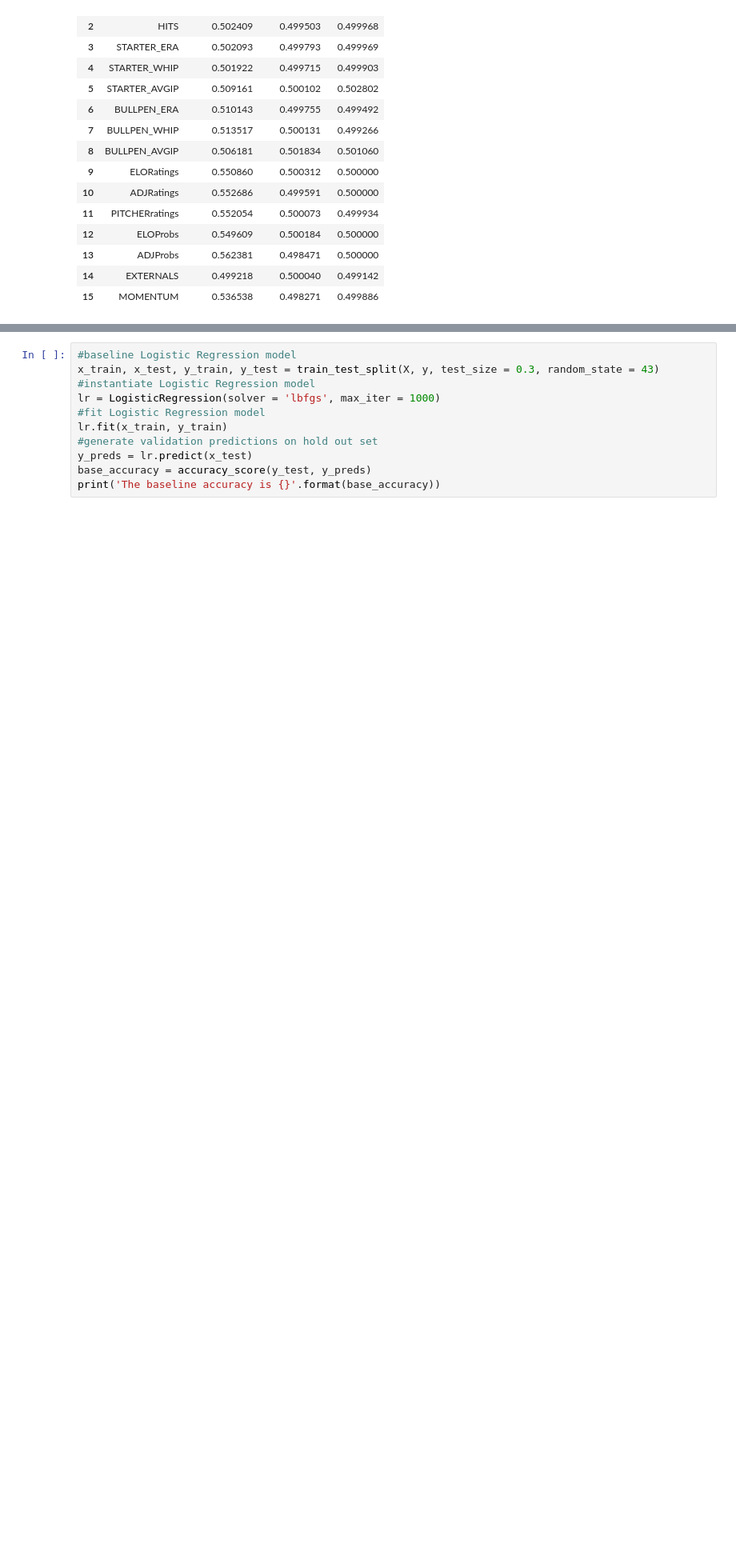
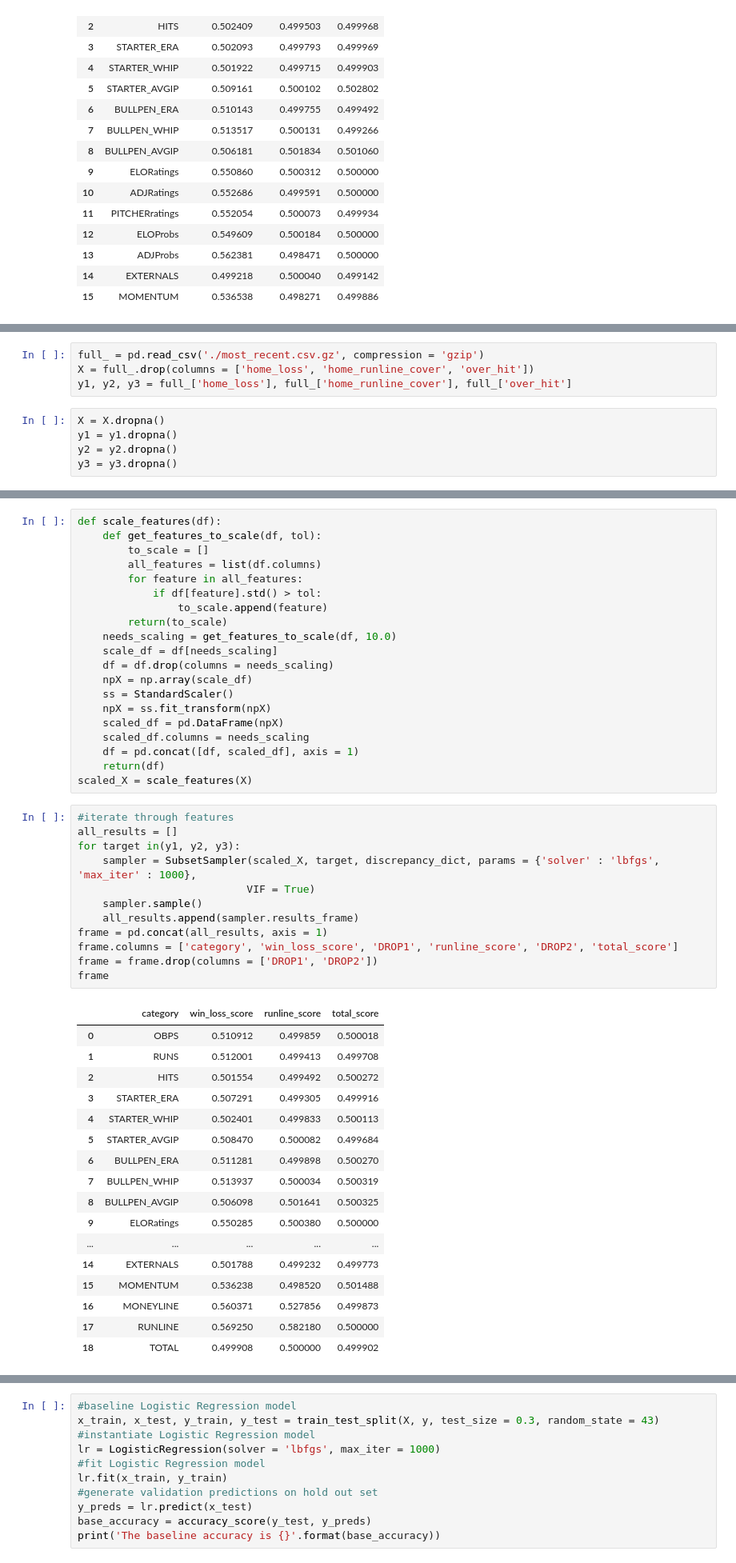
Before and after one commit to asoane34/retrosheet_analysis, a Jupyter notebook: 02betting_lines_application.ipynb, the cells around one changed output, grey strips where cells are left out. Shown at 80% size. Cells and saved outputs as stored; diff of their text form; blank space fills up the shorter version.

```diff
--- a/02betting_lines_application.ipynb
+++ b/02betting_lines_application.ipynb
@@ -630,0 +988,9 @@ b
+# %%
+full_ = pd.read_csv('./most_recent.csv.gz', compression = 'gzip')
+X = full_.drop(columns = ['home_loss', 'home_runline_cover', 'over_hit'])
+y1, y2, y3 = full_['home_loss'], full_['home_runline_cover'], full_['over_hit']
+# %%
+X = X.dropna()
+y1 = y1.dropna()
+y2 = y2.dropna()
+y3 = y3.dropna()
@@ -630,0 +1020,50 @@ b
+# %%
+def scale_features(df):
+    def get_features_to_scale(df, tol):
+        to_scale = []
+        all_features = list(df.columns)
+        for feature in all_features:
+            if df[feature].std() > tol:
+                to_scale.append(feature)
+        return(to_scale)
+    needs_scaling = get_features_to_scale(df, 10.0)
+    scale_df = df[needs_scaling]
+    df = df.drop(columns = needs_scaling)
+    npX = np.array(scale_df)
+    ss = StandardScaler()
+    npX = ss.fit_transform(npX)
+    scaled_df = pd.DataFrame(npX)
+    scaled_df.columns = needs_scaling
+    df = pd.concat([df, scaled_df], axis = 1)
+    return(df)
+scaled_X = scale_features(X)
+# %%
+#iterate through features
+all_results = []
+for target in(y1, y2, y3):
+    sampler = SubsetSampler(scaled_X, target, discrepancy_dict, params = {'solver' : 'lbfgs', 'max_iter' : 1000},
+                           VIF = True)
+    sampler.sample()
+    all_results.append(sampler.results_frame)
+frame = pd.concat(all_results, axis = 1)
+frame.columns = ['category', 'win_loss_score', 'DROP1', 'runline_score', 'DROP2', 'total_score']
+frame = frame.drop(columns = ['DROP1', 'DROP2'])
+frame
+# %% [output]
+|  | category | win_loss_score | runline_score | total_score |
+| 0 | OBPS | 0.510912 | 0.499859 | 0.500018 |
+| 1 | RUNS | 0.512001 | 0.499413 | 0.499708 |
+| 2 | HITS | 0.501554 | 0.499492 | 0.500272 |
+| 3 | STARTER_ERA | 0.507291 | 0.499305 | 0.499916 |
+| 4 | STARTER_WHIP | 0.502401 | 0.499833 | 0.500113 |
+| 5 | STARTER_AVGIP | 0.508470 | 0.500082 | 0.499684 |
+| 6 | BULLPEN_ERA | 0.511281 | 0.499898 | 0.500270 |
+| 7 | BULLPEN_WHIP | 0.513937 | 0.500034 | 0.500319 |
+| 8 | BULLPEN_AVGIP | 0.506098 | 0.501641 | 0.500325 |
+| 9 | ELORatings | 0.550285 | 0.500380 | 0.500000 |
+| ... | ... | ... | ... | ... |
+| 14 | EXTERNALS | 0.501788 | 0.499232 | 0.499773 |
+| 15 | MOMENTUM | 0.536238 | 0.498520 | 0.501488 |
+| 16 | MONEYLINE | 0.560371 | 0.527856 | 0.499873 |
+| 17 | RUNLINE | 0.569250 | 0.582180 | 0.500000 |
+| 18 | TOTAL | 0.499908 | 0.500000 | 0.499902 |
```
Also changed, not shown: parts of 57 cells of this notebook, 18 other files.
